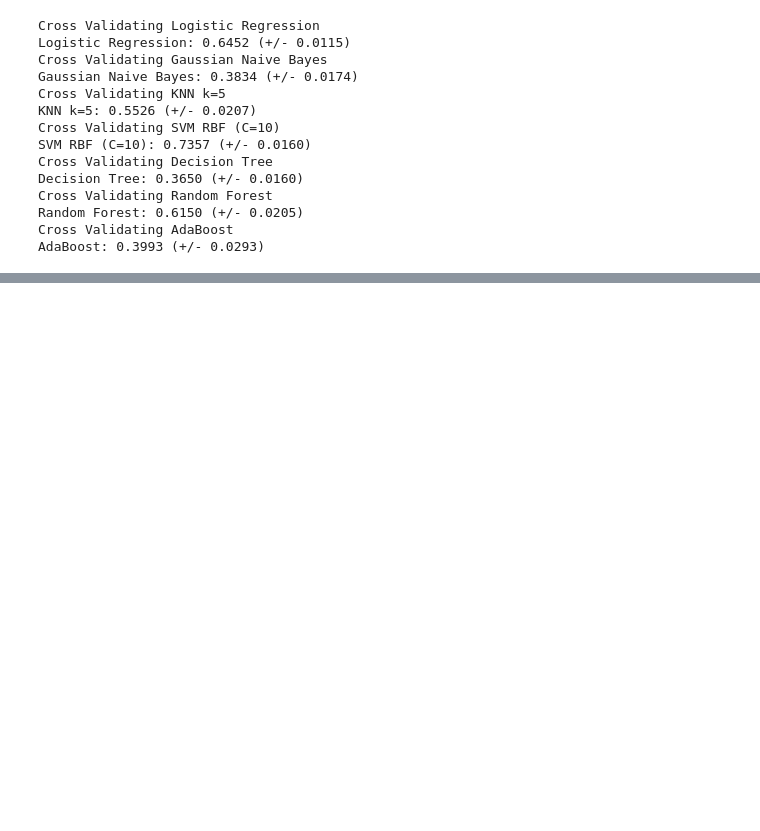
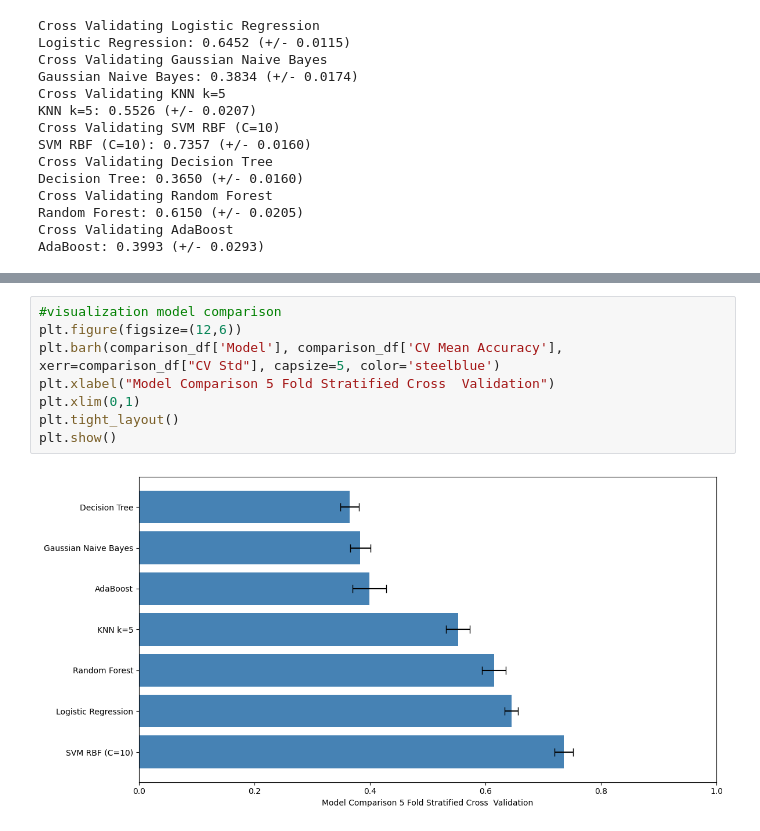
Before and after one commit to Alex-Abreu3/Project_CSE432-532, a Jupyter notebook: SER_Project/notebooks/week10_model_validation.ipynb, the cells around one changed output, grey strips where cells are left out. Drawn from its saved outputs; the diff is of its cells as text; blank space fills up the shorter version.

```diff
--- a/SER_Project/notebooks/week10_model_validation.ipynb
+++ b/SER_Project/notebooks/week10_model_validation.ipynb
@@ -128,0 +138,10 @@ print(comparison_df.to_string(index=False))
+# %%
+#visualization model comparison
+plt.figure(figsize=(12,6))
+plt.barh(comparison_df['Model'], comparison_df['CV Mean Accuracy'], xerr=comparison_df["CV Std"], capsize=5, color='steelblue')
+plt.xlabel("Model Comparison 5 Fold Stratified Cross  Validation")
+plt.xlim(0,1)
+plt.tight_layout()
+plt.show()
+# %% [output]
+[figure, added]
```
Also changed, not shown: parts of 1 cell of this notebook.
